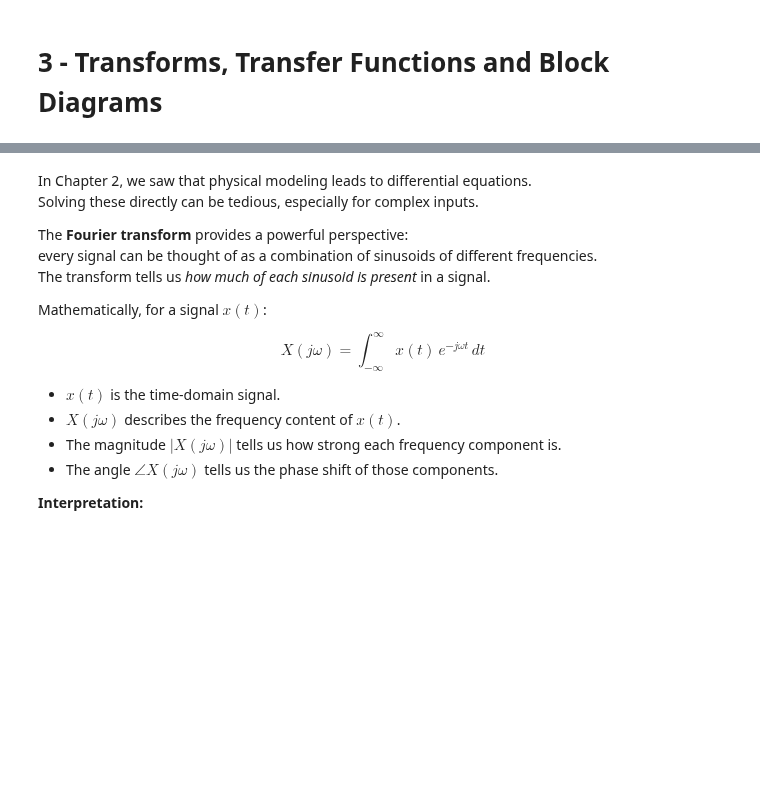
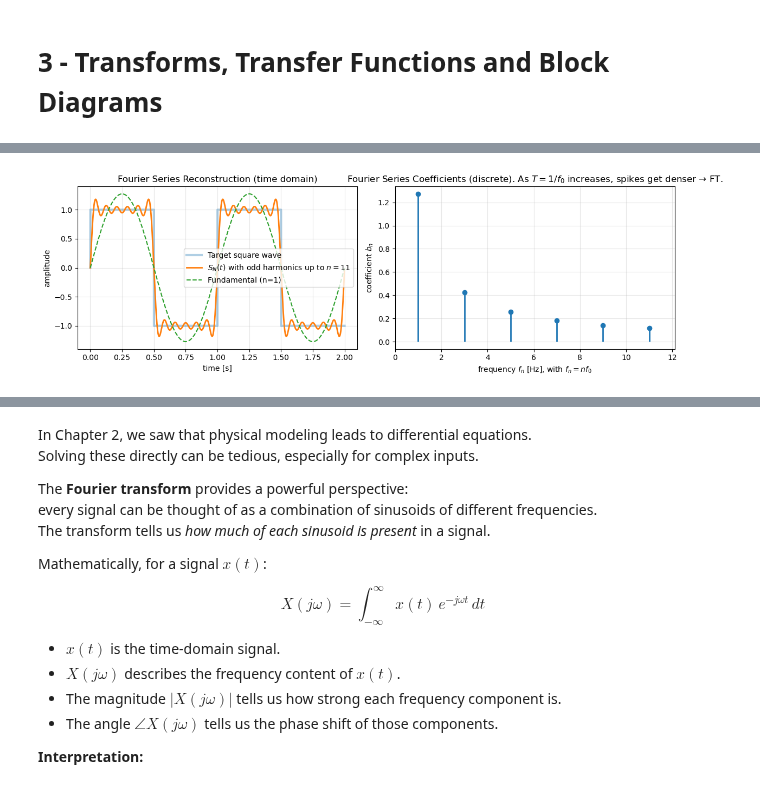
Before and after one commit to johnm3398/Spacecraft-Dynamics-and-Control, a Jupyter notebook: Studies/Control Theory Fundamentals/BB1-System_Modeling_and_Transfer_Functions.ipynb, the cells around one changed output, grey strips where cells are left out. Saved outputs shown, nothing was run; the diff lists cells and outputs as text; code cells hidden in the pictures; blank space fills up the shorter version.

```diff
--- a/Studies/Control Theory Fundamentals/BB1-System_Modeling_and_Transfer_Functions.ipynb
+++ b/Studies/Control Theory Fundamentals/BB1-System_Modeling_and_Transfer_Functions.ipynb
@@ -279,0 +336,57 @@ For complicated systems, we will also employ the use of block diagrams, a visual
+# %%
+# Parameters (tweak these)
+# -----------------------------
+A = 1.0        # square-wave amplitude (+A and -A)
+f0 = 1.0      # fundamental frequency [Hz]
+N_odd = 11     # number of odd harmonics to include (use an odd number: 1,3,5,...,N_odd)
+
+# Time base
+T0 = 1.0 / f0                                           # Period
+t = np.linspace(0, 2*T0, 3000, endpoint=False)          # evenly spaced time samples
+w0 = 2 * np.pi * f0                                     # angular frequency (rad/s)
+
+# Target square wave of amplitude A
+x_square = A * np.sign(np.sin(w0 * t))
+
+# Build odd-harmonic components and partial sum S_N(t)
+odd_ns = np.arange(1, N_odd+1, 2)                       # 1,3,5,...,N_odd
+coeff  = (4*A/np.pi) * (1.0/odd_ns)                     # b_n = 4A/(pi*n) for odd n
+
+S = np.zeros_like(t)
+components = []
+for n, bn in zip(odd_ns, coeff):
+    comp = bn * np.sin(n*w0*t)
+    components.append((n, comp))
+    S += comp
+
+# -----------------------------
+# Figure: Time reconstruction + Spectrum
+# -----------------------------
+fig, (ax_time, ax_spec) = plt.subplots(1, 2, figsize=(12, 4))
+
+# --- Left-side Plot: time-domain reconstruction ---
+ax_time.plot(t, x_square, linewidth=3, alpha=0.35, label="Target square wave")
+ax_time.plot(t, S, linewidth=2, label=rf"$S_N(t)$ with odd harmonics up to $n={odd_ns[-1]}$")
+# also draw first harmonic alone to show dominance
+ax_time.plot(t, components[0][1], linestyle="--", linewidth=1.5, label="Fundamental (n=1)")
+ax_time.set_xlabel("time [s]")
+ax_time.set_ylabel("amplitude")
+ax_time.set_title("Fourier Series Reconstruction (time domain)")
+ax_time.grid(True, alpha=0.3)
+ax_time.legend(loc="best")
+
+# --- Right-side plot: discrete spectrum (spikes at n f0, heights = coefficients) ---
+f_spikes = odd_ns * f0
+ax_spec.vlines(f_spikes, 0, coeff, linewidth=2)
+ax_spec.plot(f_spikes, coeff, "o")  # caps
+ax_spec.set_xlabel(r"frequency $f_n$ [Hz], with $f_n = n f_0$")
+ax_spec.set_ylabel(r"coefficient $b_n$")
+ax_spec.set_title("Fourier Series Coefficients (discrete). As $T=1/f_0$ increases, spikes get denser → FT.")
+ax_spec.grid(True, alpha=0.3)
+ax_spec.set_xlim(0, f_spikes[-1] * 1.1)
+
+
+plt.tight_layout()
+plt.show()
+# %% [output]
+[figure, added]
```
Also changed, not shown: parts of 10 cells of this notebook.
